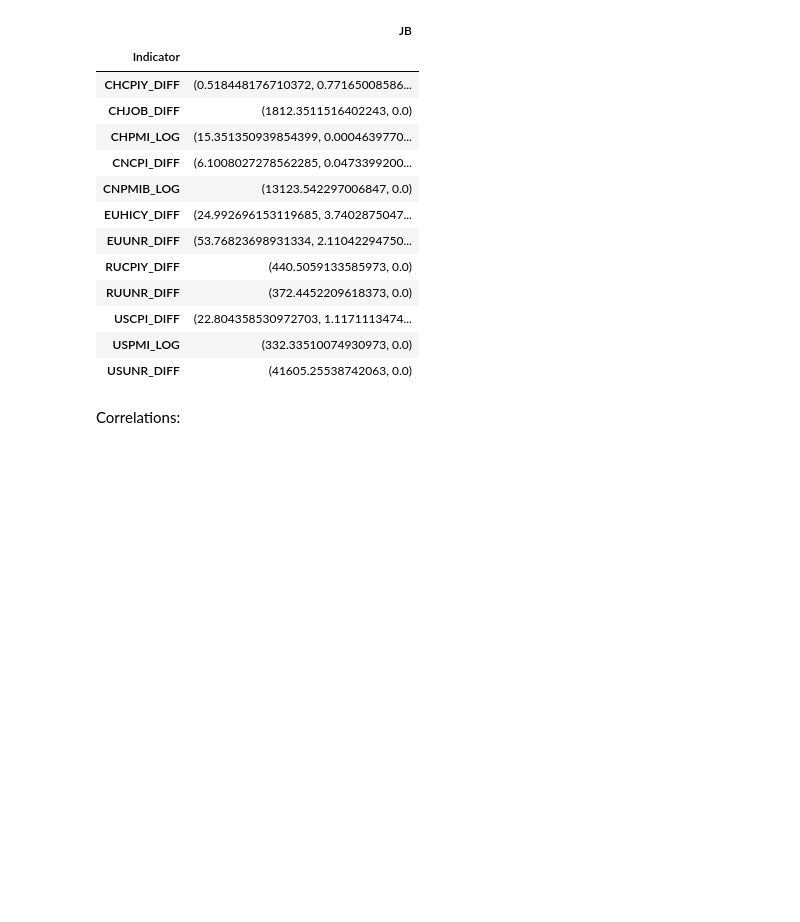
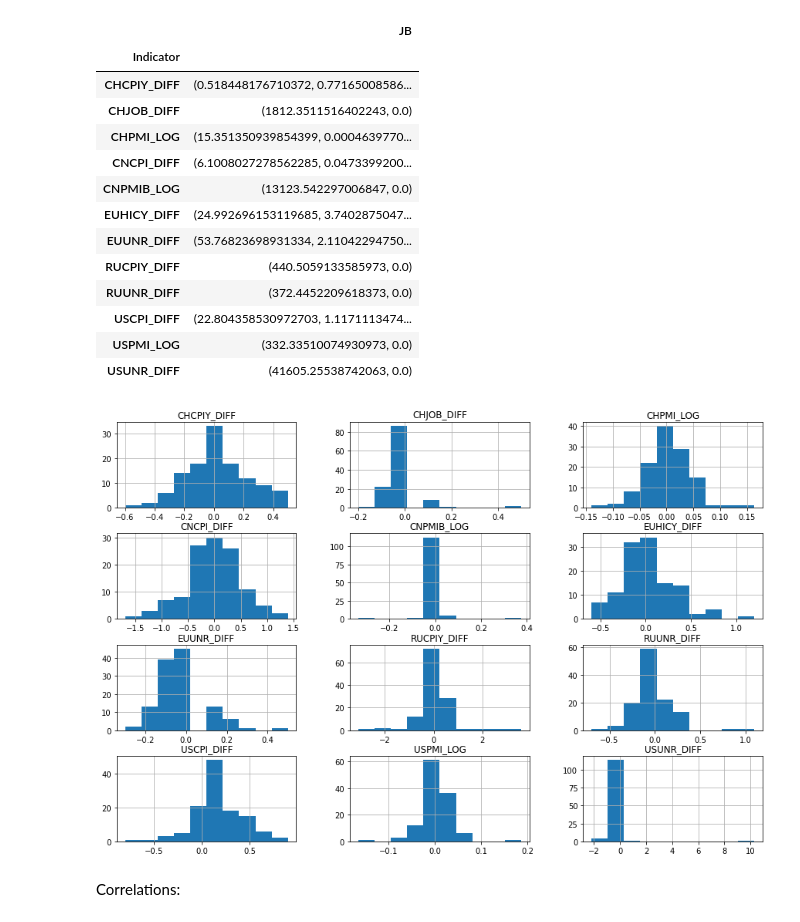
Before and after one commit to Liomat97/AQM, a Jupyter notebook: 3 Analysis.ipynb, the cells around one changed output. Drawn from its saved outputs; the diff is of its cells as text; code cells hidden in the pictures; blank space fills up the shorter version.

Commit message:
created Master Results and also finished the Difference Table for Macro

```diff
--- a/3 Analysis.ipynb
+++ b/3 Analysis.ipynb
@@ -138,3 +139,7 @@ Results_macro_JB
+# %%
+macro.hist(figsize=(15,10));
+# %% [output]
+[figure, added]
 # %% [markdown]
 Correlations:
 # %%
```
Also changed, not shown: parts of 35 cells of this notebook, 20 other files.
